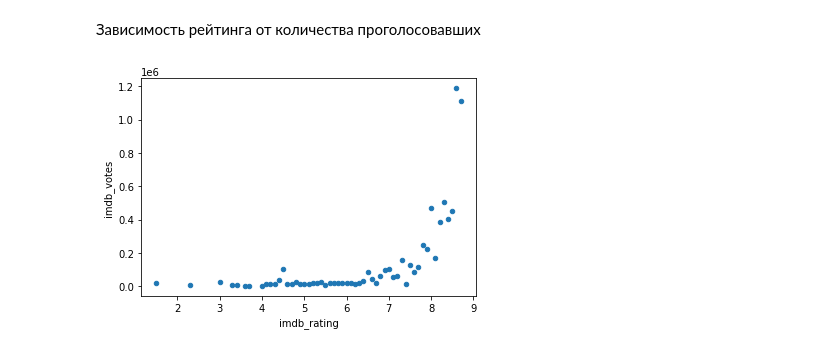
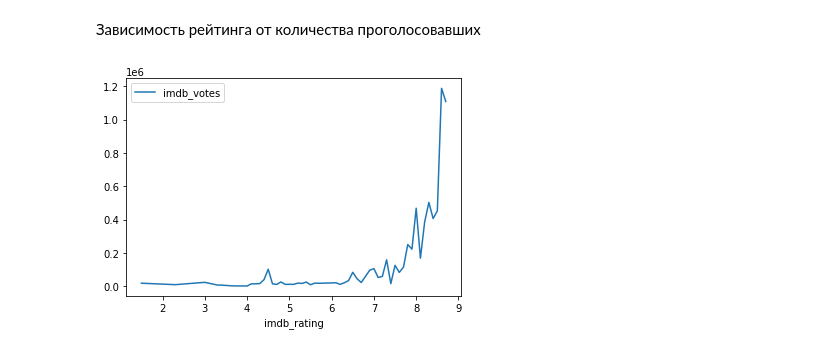
Before and after one commit to nataliasevumian/visualisation, a Jupyter notebook: vim_2.ipynb, the cells around one changed output. Drawn from its saved outputs; the diff is of its cells as text; code cells hidden in the pictures.

```diff
--- a/vim_2.ipynb
+++ b/vim_2.ipynb
@@ -548,7 +548,7 @@ plt.show()
 Зависимость рейтинга от количества проголосовавших
 # %%
 m_imdb = movie_df.pivot_table(index='imdb_rating', values='imdb_votes')
-m_imdb.reset_index().plot.scatter('imdb_rating','imdb_votes')
+m_imdb.reset_index().plot.line('imdb_rating','imdb_votes')
 plt.show()
 # %% [output]
-[figure, old version]
+[figure, new version]
```
Also changed, not shown: parts of 1 cell of this notebook.
